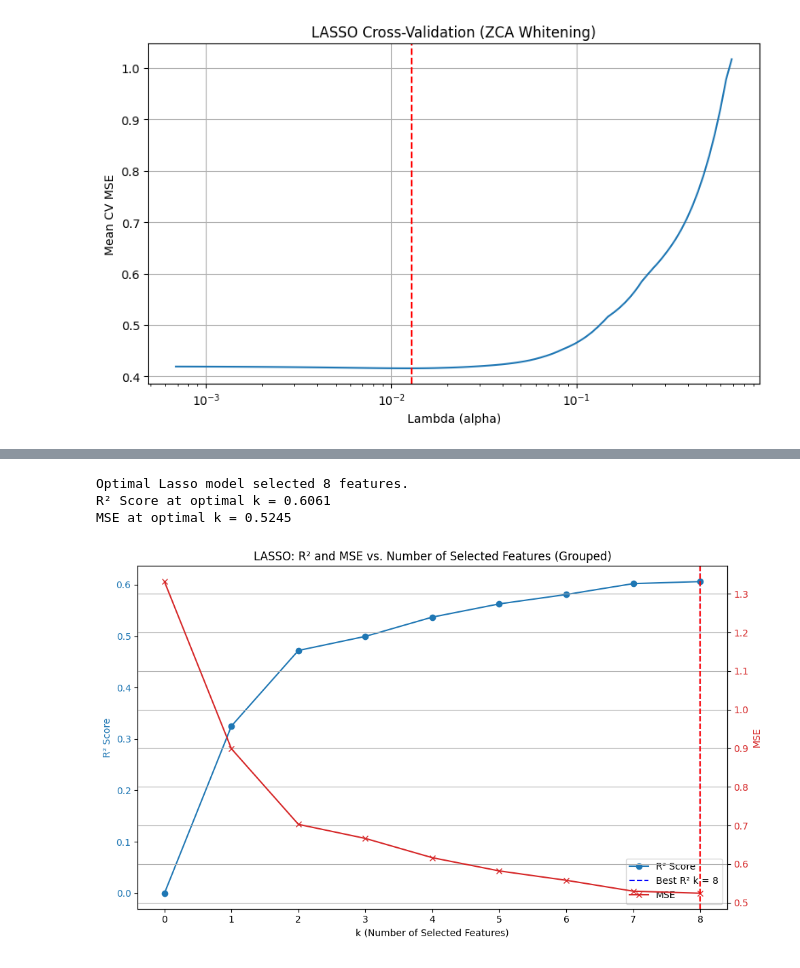
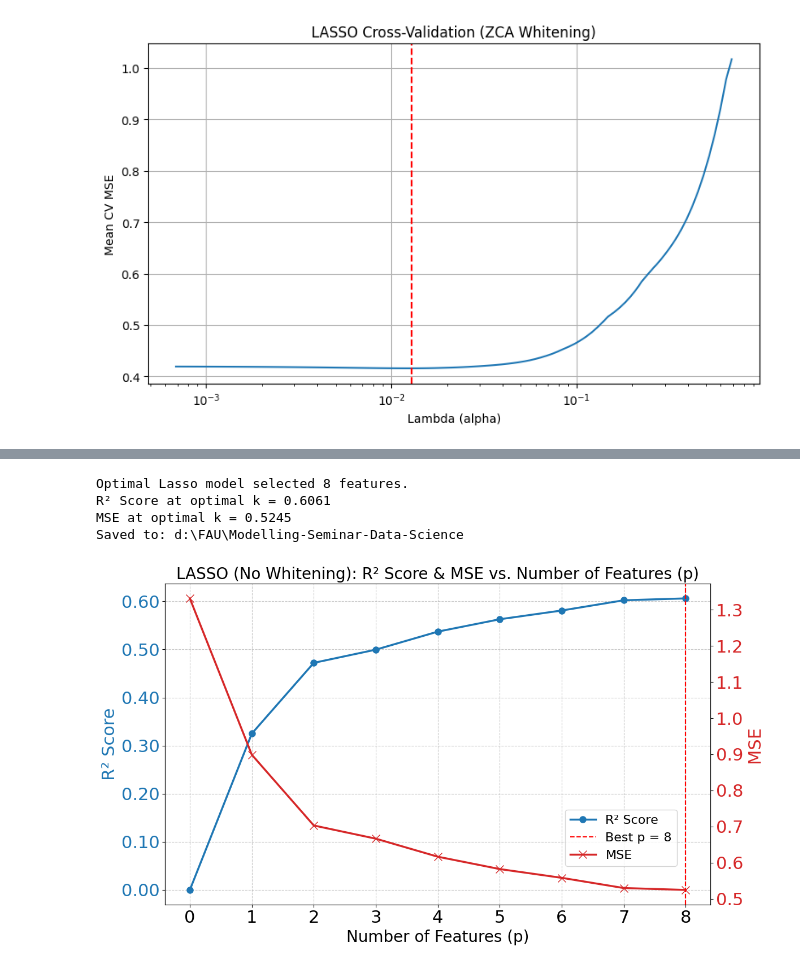
Before and after one commit to muhammadajlal/Modelling-Seminar-Data-Science, a Jupyter notebook: MIQP-Model.ipynb, the cells around one changed output, grey strips where cells are left out. Cells and saved outputs as stored; diff of their text form; code cells hidden in the pictures.

Commit message:
add graphs and adjust font sizes

```diff
--- a/MIQP-Model.ipynb
+++ b/MIQP-Model.ipynb
@@ -1476,50 +1507,95 @@ optimal_row = lasso_grouped[lasso_grouped['k'] == optimal_k]
 if not optimal_row.empty:
     optimal_r2 = optimal_row['r2'].values[0]
     optimal_mse = optimal_row['mse'].values[0]
     print(f"Optimal Lasso model selected {optimal_k} features.")
     print(f"R² Score at optimal k = {optimal_r2:.4f}")
     print(f"MSE at optimal k = {optimal_mse:.4f}")
 else:
     print(f"No exact match for k = {optimal_k} in grouped data.")
 
 
 # -------------------------------
 # Double-axis plot
 # -------------------------------
-fig, ax1 = plt.subplots(figsize=(10, 6))
+import matplotlib.pyplot as plt
+from matplotlib.ticker import FormatStrFormatter
 
-# Left Y-axis: R²
+fig, ax1 = plt.subplots(figsize=(12, 7))  # Bigger for slides
+
+# Font sizes
+label_fontsize = 22
+tick_fontsize = 22
+title_fontsize = 20
+axis_Label_fontsize = 20
+
+# --- Left Y-axis: R² ---
 color = 'tab:blue'
-ax1.set_xlabel('k (Number of Selected Features)')
-ax1.set_ylabel('R² Score', color=color)
-ax1.plot(lasso_grouped['k'], lasso_grouped['r2'], color=color, marker='o', label='R² Score')
-ax1.tick_params(axis='y', labelcolor=color)
-ax1.axvline(optimal_k, color='blue', linestyle='--', label=f'Best R² k = {optimal_k}')
+ax1.set_xlabel('Number of Features (p)', fontsize=axis_Label_fontsize)
+ax1.set_ylabel('R² Score', color=color, fontsize=label_fontsize)
 
-# Right Y-axis: MSE
+r2_line, = ax1.plot(
+    lasso_grouped['k'], lasso_grouped['r2'],
+    color=color, marker='o', markersize=8, linewidth=2.5,
+    label='R² Score'
+)
+
+best_r2_line = ax1.axvline(
+    optimal_k, color='red', linestyle='--',
+    label=f'Best p = {optimal_k}'
+)
+
+ax1.tick_params(axis='y', labelcolor=color, labelsize=tick_fontsize)
+ax1.tick_params(axis='x', labelsize=tick_fontsize)
+
+# ✅ Format R² y-axis to 2 decimal places
+ax1.yaxis.set_major_formatter(FormatStrFormatter('%.2f'))
+
+# --- Right Y-axis: MSE ---
 ax2 = ax1.twinx()
 color = 'tab:red'
-ax2.set_ylabel('MSE', color=color)
-ax2.plot(lasso_grouped['k'], lasso_grouped['mse'], color=color, marker='x', label='MSE')
-ax2.tick_params(axis='y', labelcolor=color)
+ax2.set_ylabel('MSE', color=color, fontsize=label_fontsize)
+
+mse_line, = ax2.plot(
+    lasso_grouped['k'], lasso_grouped['mse'],
+    color=color, marker='x', markersize=10, linewidth=2.5,
+    label='MSE'
+)
+
 ax2.axvline(optimal_k, color='red', linestyle='--')
 
-# Title and layout
-plt.title('LASSO: R² and MSE vs. Number of Selected Features (Grouped)')
+ax2.tick_params(axis='y', labelcolor=color, labelsize=tick_fontsize)
+
+# ✅ Format MSE y-axis to 2 decimal places
+ax2.yaxis.set_major_formatter(FormatStrFormatter('%.1f'))
+
+# Title & grid
+plt.title('LASSO (No Whitening): R² Score & MSE vs. Number of Features (p)',
+          fontsize=title_fontsize)
+
+ax1.grid(True, which='both', linestyle='--', alpha=0.7)
 fig.tight_layout()
-plt.grid(True)
 
-# Combine legends
+# Combined legend (R², MSE, best R² k line)
 lines1, labels1 = ax1.get_legend_handles_labels()
 lines2, labels2 = ax2.get_legend_handles_labels()
-ax1.legend(lines1 + lines2, labels1 + labels2, loc='lower right')
+ax1.legend(
+    lines1 + lines2, labels1 + labels2,
+    loc='lower right',
+    bbox_to_anchor=(0.95, 0.10),  # (x, y) — decrease y to lower, increase y to raise
+    fontsize=16, frameon=True
+)
+
+# Save with high resolution
+print("Saved to:", os.getcwd())
+plt.savefig("D:/FAU/Modelling-Seminar-Data-Science/Lasso WO Whitening", dpi=1200, bbox_inches='tight')
 
 plt.show()
 # %% [output]
 Optimal Lasso model selected 8 features.
 R² Score at optimal k = 0.6061
 MSE at optimal k = 0.5245
+Saved to: d:\FAU\Modelling-Seminar-Data-Science
-[figure, old version]
+[figure, new version]
 # %%
 # Lasso with ZCA Whitening
 from sklearn.linear_model import LassoCV, Lasso
```
Also changed, not shown: parts of 10 cells of this notebook.
